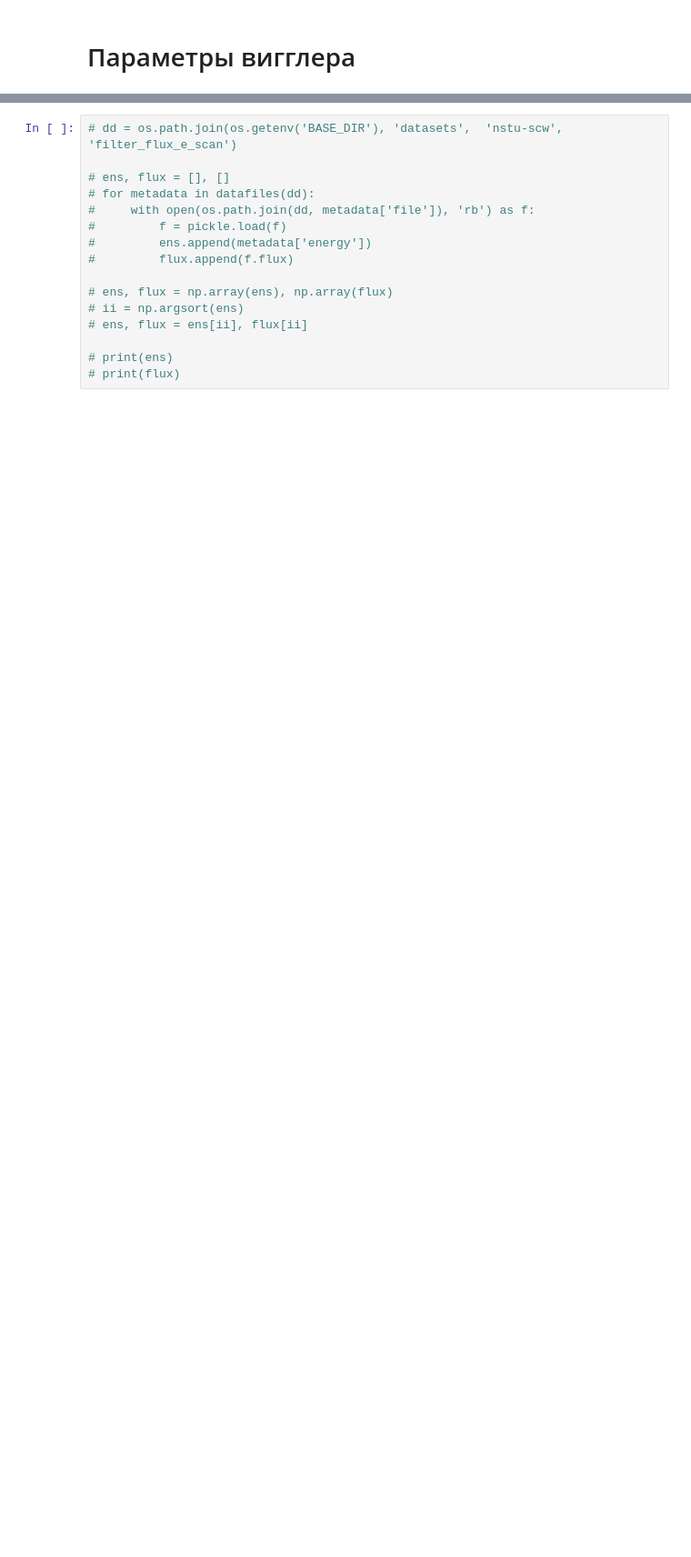
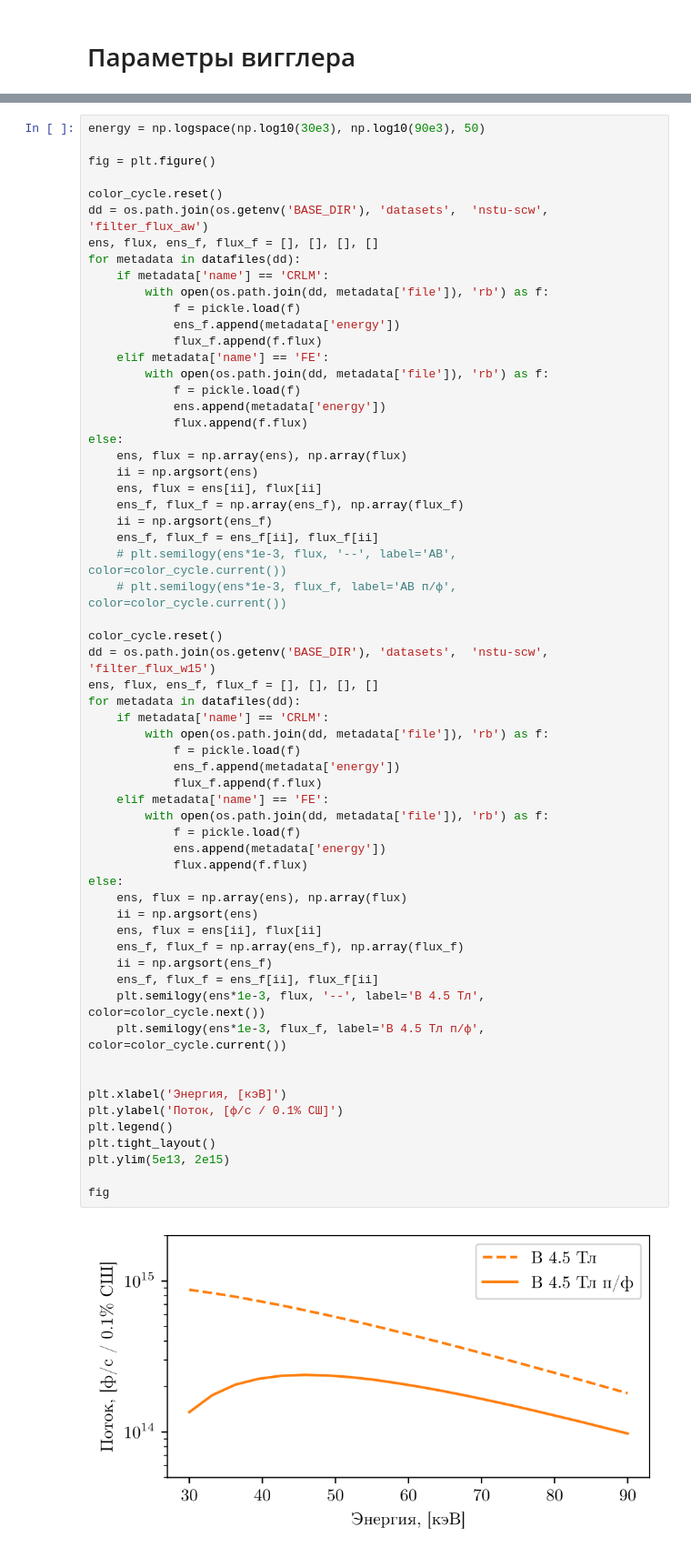
Before and after one commit to glebdovzhenko/skif-xrt, a Jupyter notebook: notebooks/NSTU-SCW.ipynb, the cells around one changed output, grey strips where cells are left out. Shown at 91% size. Drawn from its saved outputs; the diff is of its cells as text; blank space fills up the shorter version.

```diff
--- a/notebooks/NSTU-SCW.ipynb
+++ b/notebooks/NSTU-SCW.ipynb
@@ -178,18 +178,65 @@ fig
 # %% [output]
 [figure]
 # %%
-# dd = os.path.join(os.getenv('BASE_DIR'), 'datasets',  'nstu-scw', 'filter_flux_e_scan')
+energy = np.logspace(np.log10(30e3), np.log10(90e3), 50)
 
-# ens, flux = [], []
-# for metadata in datafiles(dd):
-#     with open(os.path.join(dd, metadata['file']), 'rb') as f:
-#         f = pickle.load(f)
-#         ens.append(metadata['energy'])
-#         flux.append(f.flux)
+fig = plt.figure()
 
-# ens, flux = np.array(ens), np.array(flux)
-# ii = np.argsort(ens)
-# ens, flux = ens[ii], flux[ii]
+color_cycle.reset()
+dd = os.path.join(os.getenv('BASE_DIR'), 'datasets',  'nstu-scw', 'filter_flux_aw')
+ens, flux, ens_f, flux_f = [], [], [], []
+for metadata in datafiles(dd):
+    if metadata['name'] == 'CRLM':
+        with open(os.path.join(dd, metadata['file']), 'rb') as f:
+            f = pickle.load(f)
+            ens_f.append(metadata['energy'])
+            flux_f.append(f.flux)
+    elif metadata['name'] == 'FE':
+        with open(os.path.join(dd, metadata['file']), 'rb') as f:
+            f = pickle.load(f)
+            ens.append(metadata['energy'])
+            flux.append(f.flux)
+else:
+    ens, flux = np.array(ens), np.array(flux)
+    ii = np.argsort(ens)
+    ens, flux = ens[ii], flux[ii]
+    ens_f, flux_f = np.array(ens_f), np.array(flux_f)
+    ii = np.argsort(ens_f)
+    ens_f, flux_f = ens_f[ii], flux_f[ii]
+    # plt.semilogy(ens*1e-3, flux, '--', label='АВ', color=color_cycle.current())
+    # plt.semilogy(ens*1e-3, flux_f, label='АВ п/ф', color=color_cycle.current())
 
-# print(ens)
-# print(flux)
+color_cycle.reset()
+dd = os.path.join(os.getenv('BASE_DIR'), 'datasets',  'nstu-scw', 'filter_flux_w15')
+ens, flux, ens_f, flux_f = [], [], [], []
+for metadata in datafiles(dd):
+    if metadata['name'] == 'CRLM':
+        with open(os.path.join(dd, metadata['file']), 'rb') as f:
+            f = pickle.load(f)
+            ens_f.append(metadata['energy'])
+            flux_f.append(f.flux)
+    elif metadata['name'] == 'FE':
+        with open(os.path.join(dd, metadata['file']), 'rb') as f:
+            f = pickle.load(f)
+            ens.append(metadata['energy'])
+            flux.append(f.flux)
+else:
+    ens, flux = np.array(ens), np.array(flux)
+    ii = np.argsort(ens)
+    ens, flux = ens[ii], flux[ii]
+    ens_f, flux_f = np.array(ens_f), np.array(flux_f)
+    ii = np.argsort(ens_f)
+    ens_f, flux_f = ens_f[ii], flux_f[ii]
+    plt.semilogy(ens*1e-3, flux, '--', label='В 4.5 Тл', color=color_cycle.next())
+    plt.semilogy(ens*1e-3, flux_f, label='В 4.5 Тл п/ф', color=color_cycle.current())
+
+
+plt.xlabel('Энергия, [кэВ]')
+plt.ylabel('Поток, [ф/с / 0.1% СШ]')
+plt.legend()
+plt.tight_layout()
+plt.ylim(5e13, 2e15)
+
+fig
+# %% [output]
+[figure, added]
```
Also changed, not shown: parts of 1 cell of this notebook, 12 other files.
